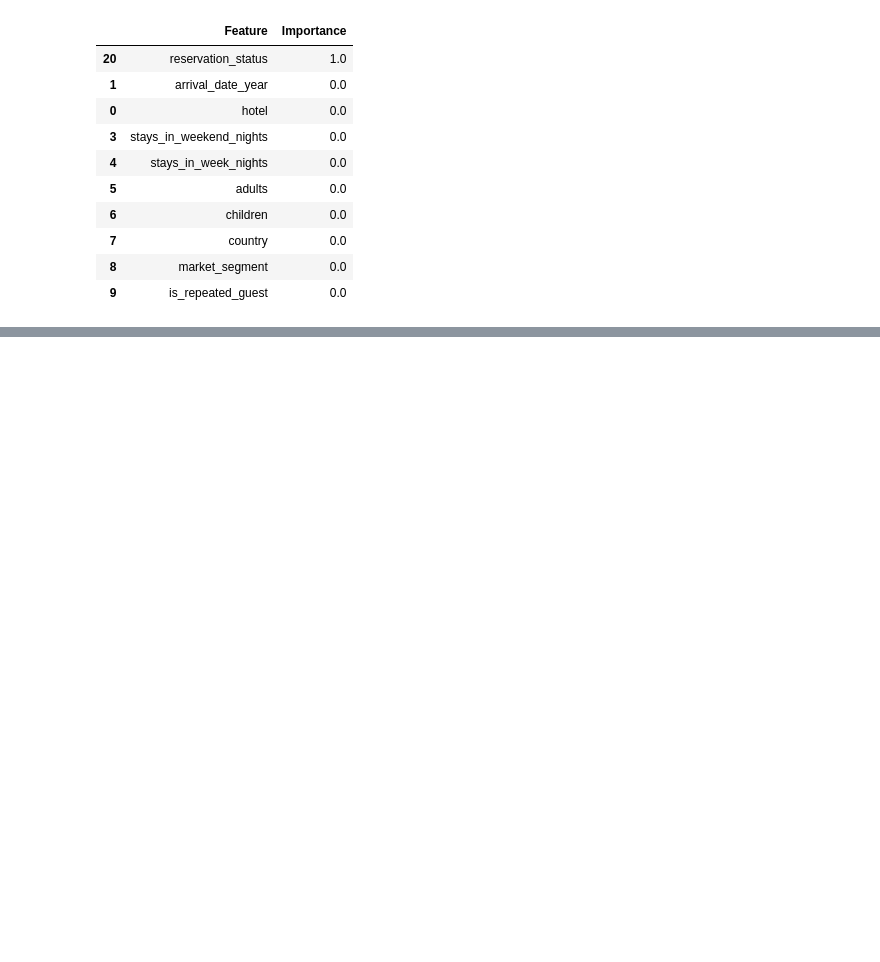
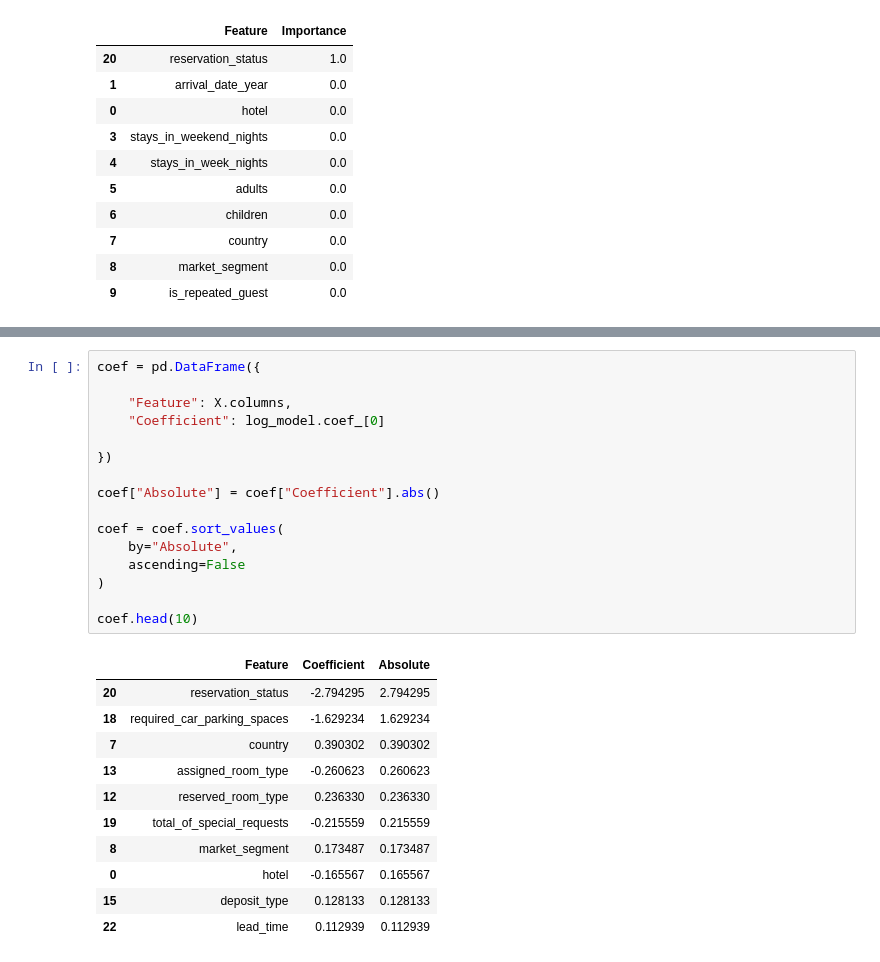
Before and after one commit to NeiranjanaS/Dynamic-Pricing-Analysis-, a Jupyter notebook: notebooks/week3_model.ipynb, the cells around one changed output, grey strips where cells are left out. Drawn from its saved outputs; the diff is of its cells as text; blank space fills up the shorter version.

```diff
--- a/notebooks/week3_model.ipynb
+++ b/notebooks/week3_model.ipynb
@@ -270,0 +285,28 @@ importance.head(10)
+# %%
+coef = pd.DataFrame({
+
+    "Feature": X.columns,
+    "Coefficient": log_model.coef_[0]
+
+})
+
+coef["Absolute"] = coef["Coefficient"].abs()
+
+coef = coef.sort_values(
+    by="Absolute",
+    ascending=False
+)
+
+coef.head(10)
+# %% [output]
+|  | Feature | Coefficient | Absolute |
+| 20 | reservation_status | -2.794295 | 2.794295 |
+| 18 | required_car_parking_spaces | -1.629234 | 1.629234 |
+| 7 | country | 0.390302 | 0.390302 |
+| 13 | assigned_room_type | -0.260623 | 0.260623 |
+| 12 | reserved_room_type | 0.236330 | 0.236330 |
+| 19 | total_of_special_requests | -0.215559 | 0.215559 |
+| 8 | market_segment | 0.173487 | 0.173487 |
+| 0 | hotel | -0.165567 | 0.165567 |
+| 15 | deposit_type | 0.128133 | 0.128133 |
+| 22 | lead_time | 0.112939 | 0.112939 |
```
Also changed, not shown: parts of 2 cells of this notebook.
